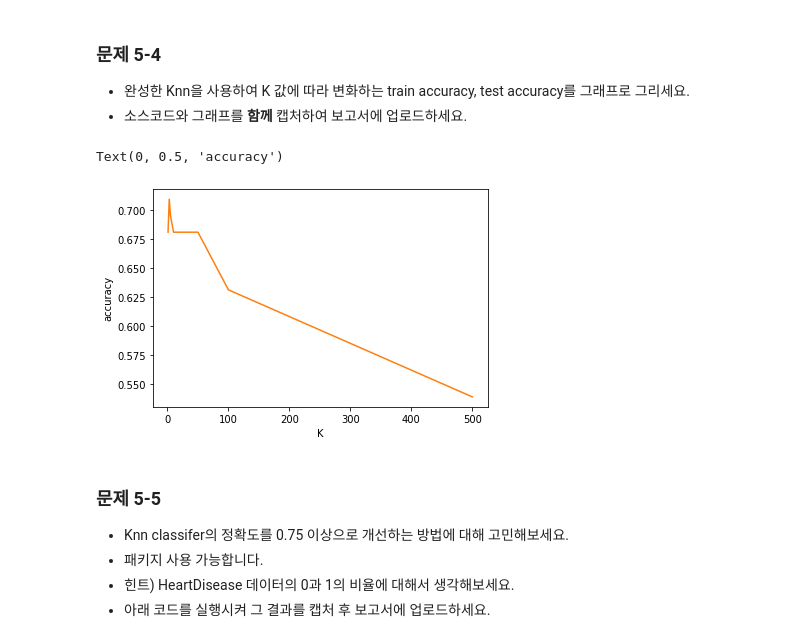
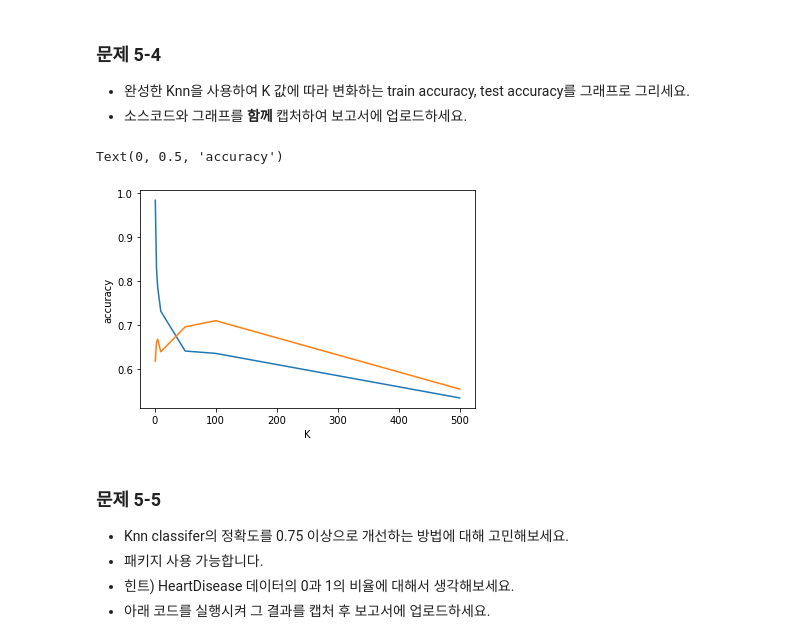
Before and after one commit to 9659tig/2022S-ML, a Jupyter notebook: HW01_201821321_최준호.ipynb, the cells around one changed output. Cells and saved outputs as stored; diff of their text form; code cells hidden in the pictures.

```diff
--- a/HW01_201821321_최준호.ipynb
+++ b/HW01_201821321_최준호.ipynb
@@ -616,37 +629,33 @@ accuracy_score(y_test, result)
 # %%
 K = [1, 3, 5, 10, 50, 100, 500]
 train_acc = []
 test_acc = []
 
 ################  문제 5-4  ####################
 # 소스코드를 입력하고 캡처 후 보고서에 업로드하세요.
 # 코드 시작과 코드 끝 라인을 삭제하지 마세요.
 ################ 코드 시작  #####################
-
-
 # test set에 대해 predict를 진행합니다.
-
 # 실제 label과 예측한 label의 score를 계산합니다.
 for i in K:
   classifier = Knn(i)
+  classifier.fit(X_train, y_train)
 
-  train_acc.append(classifier.fit(X_train, y_train))
-
-  classifier.fit(X_train, y_train)
   result = classifier.predict(X_test)
+  result_train = classifier.predict(X_train)
 
   test_acc.append(accuracy_score(y_test, result))
-
+  train_acc.append(accuracy_score(y_train, result_train))
 ################ 코드 끝  ######################
 # x축을 K값, y축을 정확도로하여 K에 대한 train, test의 정확도에 대한 그래프 생성
 plt.figure()
 plt.plot(K, train_acc, label='train accuracy')
 plt.plot(K, test_acc, label='test accuracy')
 plt.xlabel('K')
 plt.ylabel('accuracy')
 # %% [output]
 Text(0, 0.5, 'accuracy')
-[figure, old version]
+[figure, new version]
 # %% [markdown]
 ### 문제 5-5
 * Knn classifer의 정확도를 0.75 이상으로 개선하는 방법에 대해 고민해보세요.
```
Also changed, not shown: parts of 2 cells of this notebook.
